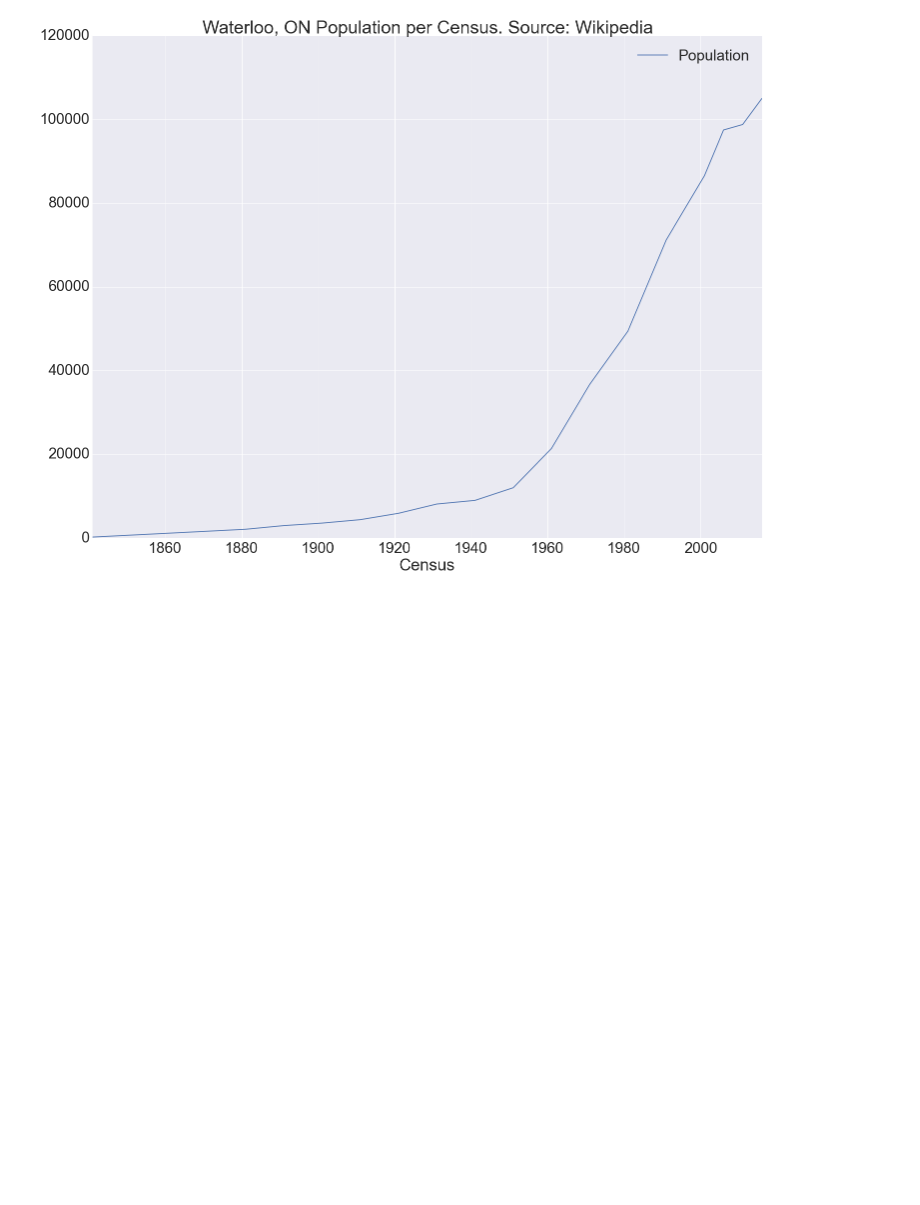
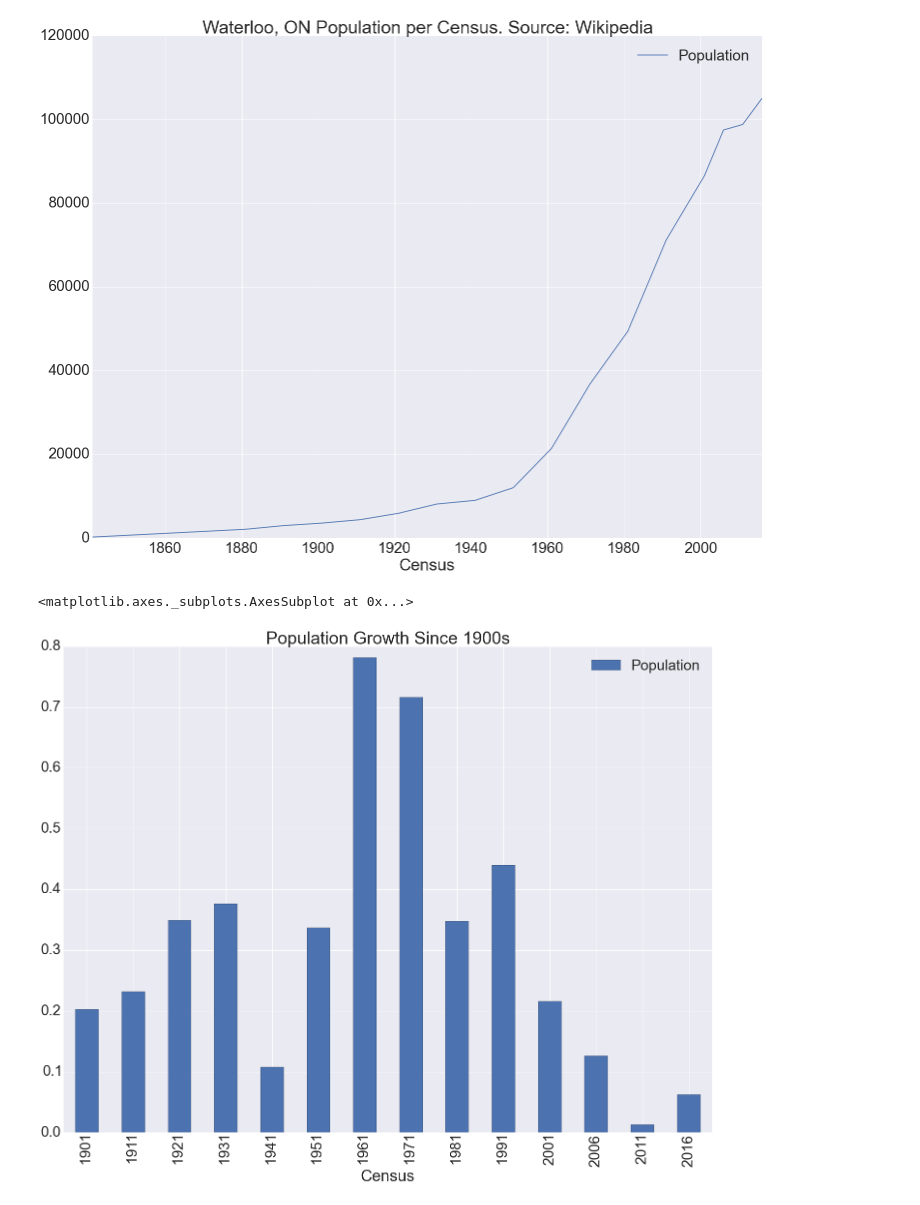
Before and after one commit to mrefermat/data_science, a Jupyter notebook: Waterloo Population Webscraping.ipynb, the cells around one changed output. Cells and saved outputs as stored; diff of their text form; code cells hidden in the pictures; blank space fills up the shorter version.

Commit message:
with population growth

```diff
--- a/Waterloo Population Webscraping.ipynb
+++ b/Waterloo Population Webscraping.ipynb
@@ -74,3 +74,8 @@ population.plot(title='Waterloo, ON Population per Census. Source: Wikipedia')
 # %% [output]
 <matplotlib.axes._subplots.AxesSubplot at 0x...>
 [figure]
+# %%
+population.pct_change()[4:].plot(kind='bar',title='Population Growth Since 1900s')
+# %% [output]
+<matplotlib.axes._subplots.AxesSubplot at 0x...>
+[figure, added]
```
